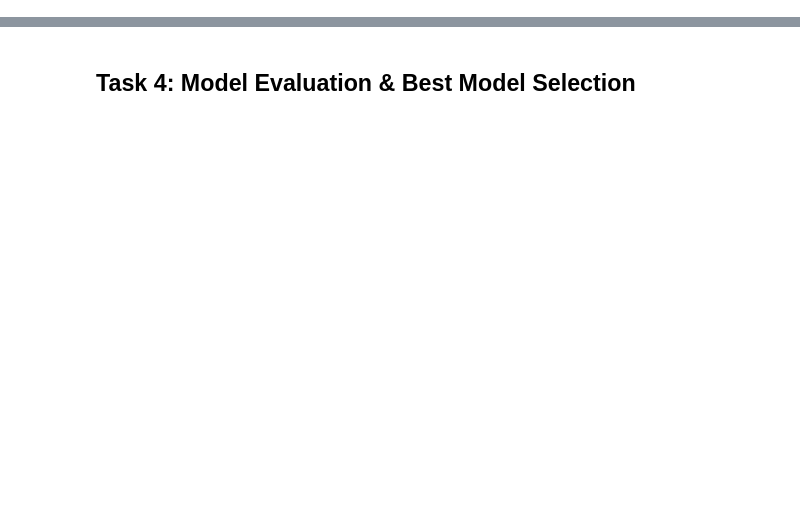
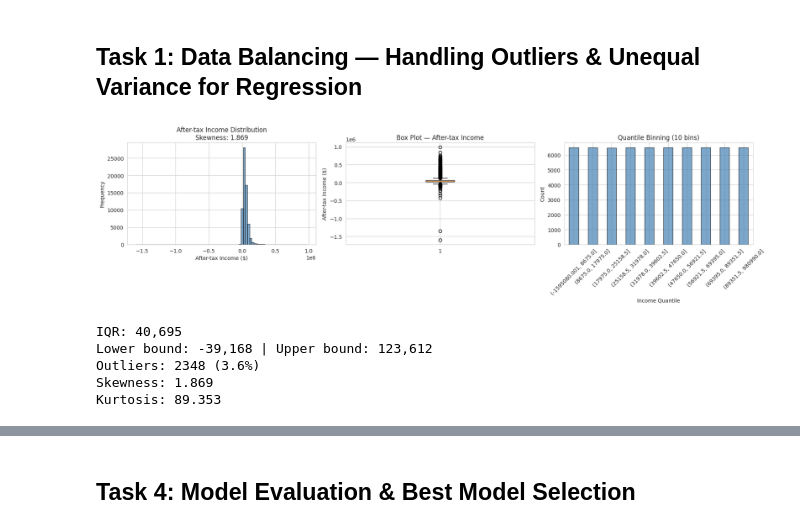
Before and after one commit to GetMeoutt/P2-Deliverable-2, a Jupyter notebook: Deliverable2.ipynb, the cells around one changed output, grey strips where cells are left out. Drawn from its saved outputs; the diff is of its cells as text; code cells hidden in the pictures; blank space fills up the shorter version.

```diff
--- a/Deliverable2.ipynb
+++ b/Deliverable2.ipynb
@@ -444,0 +170,18 @@ print(grid_summary.to_string(index=False))
+# %%
+# --- Prepare features and target ---
+X = df.drop(columns=[TARGET])
+y = df[TARGET]
+
+# Impute NaNs with median
+imputer = SimpleImputer(strategy='median')
+X = pd.DataFrame(imputer.fit_transform(X), columns=X.columns, index=X.index)
+
+# --- Train/Test Split (80/20) ---
+X_train, X_test, y_train, y_test = train_test_split(
+    X, y, test_size=0.2, random_state=42
+)
+
+print(f"Training set: {X_train.shape}")
+print(f"Test set:     {X_test.shape}")
+print(f"\nTarget stats (train):")
+print(y_train.describe())
@@ -444,0 +202,47 @@ print(grid_summary.to_string(index=False))
+# %% [markdown]
+## Task 1: Data Balancing — Handling Outliers & Unequal Variance for Regression
+# %%
+# --- Identify outliers and imbalance in target ---
+fig, axes = plt.subplots(1, 3, figsize=(18, 5))
+
+# Histogram
+axes[0].hist(y_train, bins=80, color='steelblue', edgecolor='black', alpha=0.7)
+axes[0].set_title(f'After-tax Income Distribution\nSkewness: {y_train.skew():.3f}')
+axes[0].set_xlabel('After-tax Income ($)')
+axes[0].set_ylabel('Frequency')
+
+# Box plot
+axes[1].boxplot(y_train, vert=True)
+axes[1].set_title('Box Plot — After-tax Income')
+axes[1].set_ylabel('After-tax Income ($)')
+
+# Quantile binning
+quantile_bins = pd.qcut(y_train, q=10, duplicates='drop')
+bin_counts = quantile_bins.value_counts().sort_index()
+bin_counts.plot(kind='bar', ax=axes[2], color='steelblue', edgecolor='black', alpha=0.7)
+axes[2].set_title('Quantile Binning (10 bins)')
+axes[2].set_xlabel('Income Quantile')
+axes[2].set_ylabel('Count')
+axes[2].tick_params(axis='x', rotation=45)
+
+plt.tight_layout()
+plt.show()
+
+# IQR outlier detection
+Q1, Q3 = y_train.quantile(0.25), y_train.quantile(0.75)
+IQR = Q3 - Q1
+lower_bound = Q1 - 1.5 * IQR
+upper_bound = Q3 + 1.5 * IQR
+outliers = y_train[(y_train < lower_bound) | (y_train > upper_bound)]
+print(f"IQR: {IQR:,.0f}")
+print(f"Lower bound: {lower_bound:,.0f} | Upper bound: {upper_bound:,.0f}")
+print(f"Outliers: {len(outliers)} ({len(outliers)/len(y_train)*100:.1f}%)")
+print(f"Skewness: {y_train.skew():.3f}")
+print(f"Kurtosis: {y_train.kurtosis():.3f}")
+# %% [output]
+[figure, added]
+IQR: 40,695
+Lower bound: -39,168 | Upper bound: 123,612
+Outliers: 2348 (3.6%)
+Skewness: 1.869
+Kurtosis: 89.353
```
Also changed, not shown: parts of 47 cells of this notebook, 4 other files.
